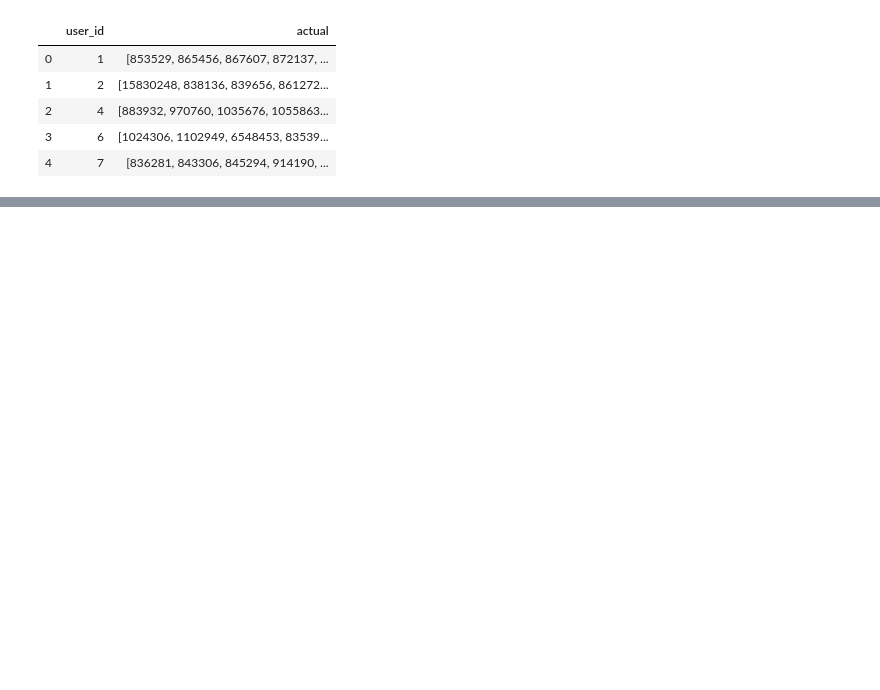
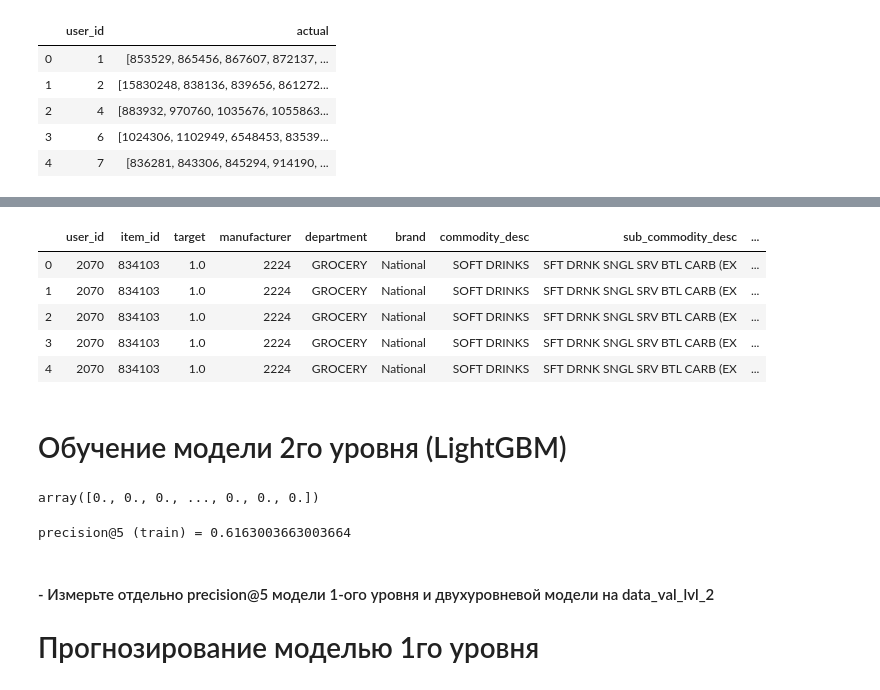
Before and after one commit to Yegor9151/Recommender_systems, a Jupyter notebook: Lesson 6 Two-tier recommendation models/practice.ipynb, the cells around one changed output, grey strips where cells are left out. Saved outputs shown, nothing was run; the diff lists cells and outputs as text; code cells hidden in the pictures; blank space fills up the shorter version.

```diff
--- a/Lesson 6 Two-tier recommendation models/practice.ipynb
+++ b/Lesson 6 Two-tier recommendation models/practice.ipynb
@@ -211,7 +147,0 @@ def featuring(data):
-# %%
-# prefiltering
-data_train_lvl_2 = prefilter_items(data=data_train_lvl_2, item_features=item_features)
-# featuring
-data_train_lvl_2 = featuring(data=data_train_lvl_2)
-
-data_train_lvl_2.head()
@@ -309,0 +250,12 @@ precisions_lvls
+# %%
+# -- давние покупки -- | -- 6 недель -- | -- 3 недель --
+users_lvl_2 = pd.DataFrame(data_train_lvl_2['user_id'].unique())
+users_lvl_2.columns = ['user_id']
+
+# Пока только warm start
+train_users = data_train_lvl_1['user_id'].unique()
+users_lvl_2 = users_lvl_2[users_lvl_2['user_id'].isin(train_users)]
+
+users_lvl_2['candidates'] = users_lvl_2['user_id'].apply(lambda x: recommender.get_own_recommendations(x, N=200))
+
+users_lvl_2.head()
@@ -309,0 +269,4 @@ precisions_lvls
+# %%
+df = pd.DataFrame({'user_id':users_lvl_2['user_id'].values.repeat(len(users_lvl_2['candidates'][0])),
+                   'item_id':np.concatenate(users_lvl_2['candidates'].values)})
+df.head()
@@ -309,0 +280,19 @@ precisions_lvls
+# %%
+targets_lvl_2 = data_train_lvl_2[['user_id', 'item_id']].copy()
+targets_lvl_2['target'] = 1  # тут только покупки
+
+targets_lvl_2 = df.merge(targets_lvl_2, on=['user_id', 'item_id'], how='left')
+
+targets_lvl_2['target'].fillna(0, inplace= True)
+
+targets_lvl_2 = targets_lvl_2.merge(item_features, on='item_id', how='left')
+targets_lvl_2 = targets_lvl_2.merge(user_features, on='user_id', how='left')
+
+targets_lvl_2.head()
+# %% [output]
+|  | user_id | item_id | target | manufacturer | department | brand | commodity_desc | sub_commodity_desc | ... |
+| 0 | 2070 | 834103 | 1.0 | 2224 | GROCERY | National | SOFT DRINKS | SFT DRNK SNGL SRV BTL CARB (EX | ... |
+| 1 | 2070 | 834103 | 1.0 | 2224 | GROCERY | National | SOFT DRINKS | SFT DRNK SNGL SRV BTL CARB (EX | ... |
+| 2 | 2070 | 834103 | 1.0 | 2224 | GROCERY | National | SOFT DRINKS | SFT DRNK SNGL SRV BTL CARB (EX | ... |
+| 3 | 2070 | 834103 | 1.0 | 2224 | GROCERY | National | SOFT DRINKS | SFT DRNK SNGL SRV BTL CARB (EX | ... |
+| 4 | 2070 | 834103 | 1.0 | 2224 | GROCERY | National | SOFT DRINKS | SFT DRNK SNGL SRV BTL CARB (EX | ... |
@@ -309,0 +305,10 @@ precisions_lvls
+# %% [markdown]
+# Обучение модели 2го уровня (LightGBM)
+# %%
+lgb = LGBMClassifier(objective='binary', max_depth=7, categorical_column=cat_feats)
+lgb.fit(X_train, y_train)
+
+train_preds = lgb.predict(X_train)
+train_preds
+# %% [output]
+array([0., 0., 0., ..., 0., 0., 0.])
@@ -309,0 +333,8 @@ precisions_lvls
+# %%
+print(f'precision@5 (train) = {eval_lgbm(targets=targets_lvl_2, preds=train_preds)[0]}')
+# %% [output]
+precision@5 (train) = 0.6163003663003664
+# %% [markdown]
+#### - Измерьте отдельно precision@5 модели 1-ого уровня и двухуровневой модели на data_val_lvl_2
+
+# Прогнозирование моделью 1го уровня
```
Also changed, not shown: parts of 48 cells of this notebook.
